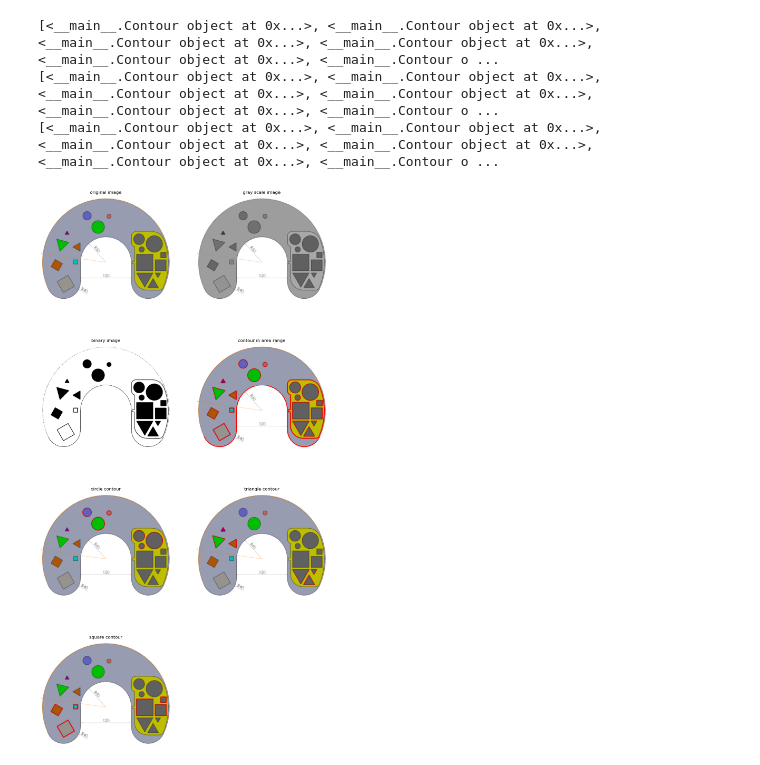
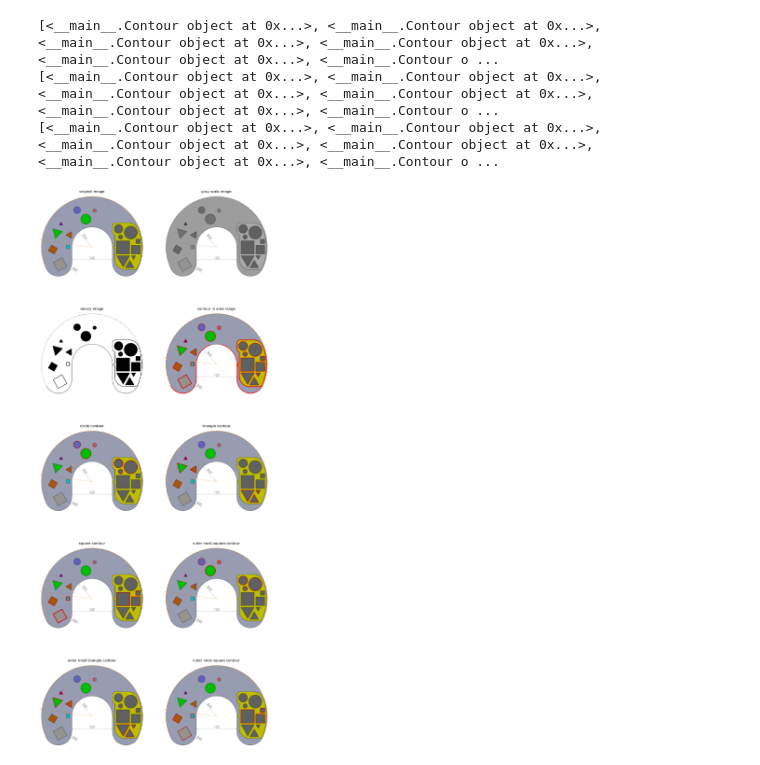
Before and after one commit to happymix555/module89_chat, a Jupyter notebook: module89_chat.ipynb, the cells around one changed output. Drawn from its saved outputs; the diff is of its cells as text; code cells hidden in the pictures.

Commit message:
filter only outer most contour by using class method

```diff
--- a/module89_chat.ipynb
+++ b/module89_chat.ipynb
@@ -479,38 +507,77 @@ for squareContourObj in contourStorageObj.squareContourObjList:
 	cv2.drawContours( originalImageForDrawSquareContour, [ squareContourObj.contour ], 0, (0, 0, 255), 3 )
 
 # add original image with square contour
 imagePlotter.addImageToPlot( originalImageForDrawSquareContour, 'square contour' )
 
 # # outer most square contour storage
 # outerMostSquareContourList = []
 
-# # copy original image to draw outer most square contour
-# originalImageForDrawOuterMostSquareContour = originalImage.copy()
+# copy original image to draw outer most circle contour
+originalImageForDrawOuterMostCircleContour = originalImage.copy()
+
+# copy original image to draw outer most triangle contour
+originalImageForDrawOuterMostTriangleContour = originalImage.copy()
+
+# copy original image to draw outer most square contour
+originalImageForDrawOuterMostSquareContour = originalImage.copy()
 
 # # loop each square contour
 # for squareContour in squareContourList:
 
 # 	# print( f'squareContour {squareContour}' )
 
 # 	# this is the outer most contour
 # 	if isOuterMostContour( squareContour, squareContourList ):
 
 # 		# store it
 # 		outerMostSquareContourList.append( squareContour )
 
 # 		# draw contour in image for outer most square contour
 # 		cv2.drawContours( originalImageForDrawOuterMostSquareContour, [ squareContour ], 0, (0, 0, 255), 3 )
 
-# # add original image with outer most square contour to figure
-# imagePlotter.addImageToPlot( originalImageForDrawOuterMostSquareContour, 'outer most square contour' )
+# filter only outer most circle contour object
+contourStorageObj.outerMostCircleContourObjList = contourStorageObj.filterOnlyOuterMostContourObj( contourStorageObj.circleContourObjList, 4 )
+
+# loop through each outer most circle contour object
+for circleContourObj in contourStorageObj.outerMostCircleContourObjList:
+
+	# draw contour
+	cv2.drawContours( originalImageForDrawOuterMostCircleContour, [ circleContourObj.contour ], 0, (0, 0, 255), 3 )
+
+# add original image with outer most circle contour to figure
+imagePlotter.addImageToPlot( originalImageForDrawOuterMostCircleContour, 'outer most circle contour' )
+
+# filter only outer most triangle contour object
+contourStorageObj.outerMostTriangleContourObjList = contourStorageObj.filterOnlyOuterMostContourObj( contourStorageObj.triangleContourObjList, 5 )
+
+# loop through each outer most triangle contour object
+for triangleContourObj in contourStorageObj.outerMostTriangleContourObjList:
+
+	# draw contour
+	cv2.drawContours( originalImageForDrawOuterMostTriangleContour, [ triangleContourObj.contour ], 0, (0, 0, 255), 3 )
+
+# add original image with outer most triangle contour to figure
+imagePlotter.addImageToPlot( originalImageForDrawOuterMostTriangleContour, 'outer most triangle contour' )
+
+# filter only outer most square contour object
+contourStorageObj.outerMostSquareContourObjList = contourStorageObj.filterOnlyOuterMostContourObj( contourStorageObj.squareContourObjList, 4 )
+
+# loop through each outer most square contour object
+for squareContourObj in contourStorageObj.outerMostSquareContourObjList:
+
+	# draw contour
+	cv2.drawContours( originalImageForDrawOuterMostSquareContour, [ squareContourObj.contour ], 0, (0, 0, 255), 3 )
+
+# add original image with outer most square contour to figure
+imagePlotter.addImageToPlot( originalImageForDrawOuterMostSquareContour, 'outer most square contour' )
 
 # show figure
 imagePlotter.plotAndShowAllImage()
 # %% [output]
 [<__main__.Contour object at 0x...>, <__main__.Contour object at 0x...>, <__main__.Contour object at 0x...>, <__main__.Contour object at 0x...>, <__main__.Contour object at 0x...>, <__main__.Contour o ...
 [<__main__.Contour object at 0x...>, <__main__.Contour object at 0x...>, <__main__.Contour object at 0x...>, <__main__.Contour object at 0x...>, <__main__.Contour object at 0x...>, <__main__.Contour o ...
 [<__main__.Contour object at 0x...>, <__main__.Contour object at 0x...>, <__main__.Contour object at 0x...>, <__main__.Contour object at 0x...>, <__main__.Contour object at 0x...>, <__main__.Contour o ...
-[figure, old version]
+[figure, new version]
 # %%
 # def filterContoursOnlyInAreaRange( contourList, minArea=0, maxArea=0 ):
 # 	''' - get only contour in area range
```
Also changed, not shown: parts of 1 cell of this notebook.
